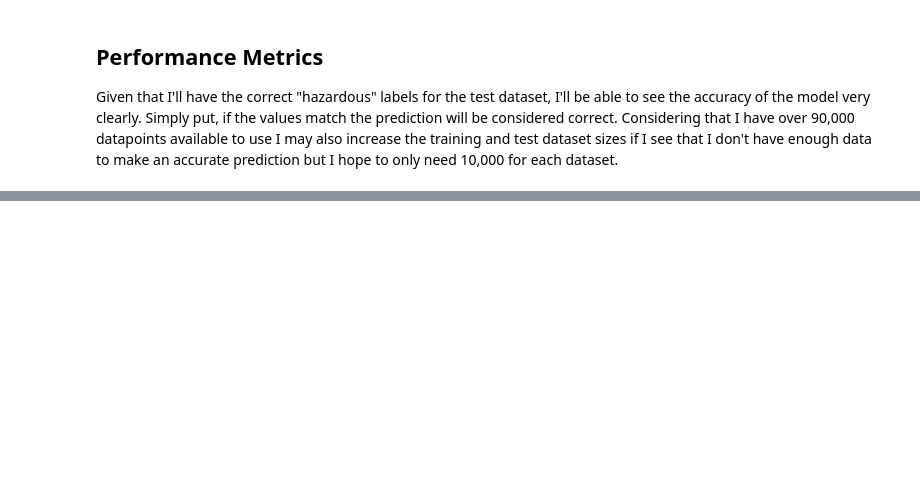
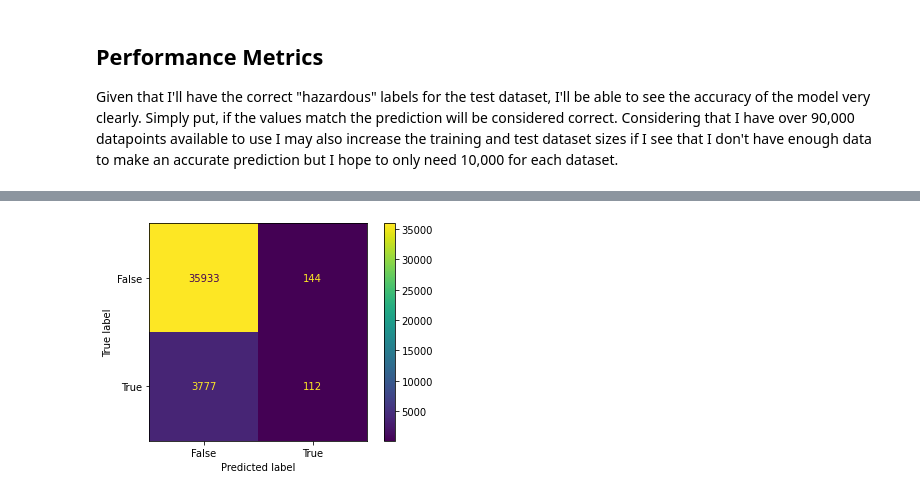
Before and after one commit to samarakoon-ryan/NASA-nearest-earth-objects-modeling, a Jupyter notebook: project_notebook.ipynb, the cells around one changed output, grey strips where cells are left out. Cells and saved outputs as stored; diff of their text form; code cells hidden in the pictures; blank space fills up the shorter version.

```diff
--- a/project_notebook.ipynb
+++ b/project_notebook.ipynb
@@ -392,0 +473,9 @@ Given that I'll have the correct "hazardous" labels for the test dataset, I'll b
+# %%
+# Logistic Regression Confusion Matrix
+lr_cm = confusion_matrix(y_test, logistic_regression_grid_search.best_estimator_.predict(X_test))
+lr_disp = ConfusionMatrixDisplay(confusion_matrix=lr_cm,
+                                    display_labels=logistic_regression_grid_search.classes_)
+lr_disp.plot()
+plt.show()
+# %% [output]
+[figure, added]
```
Also changed, not shown: parts of 13 cells of this notebook.
